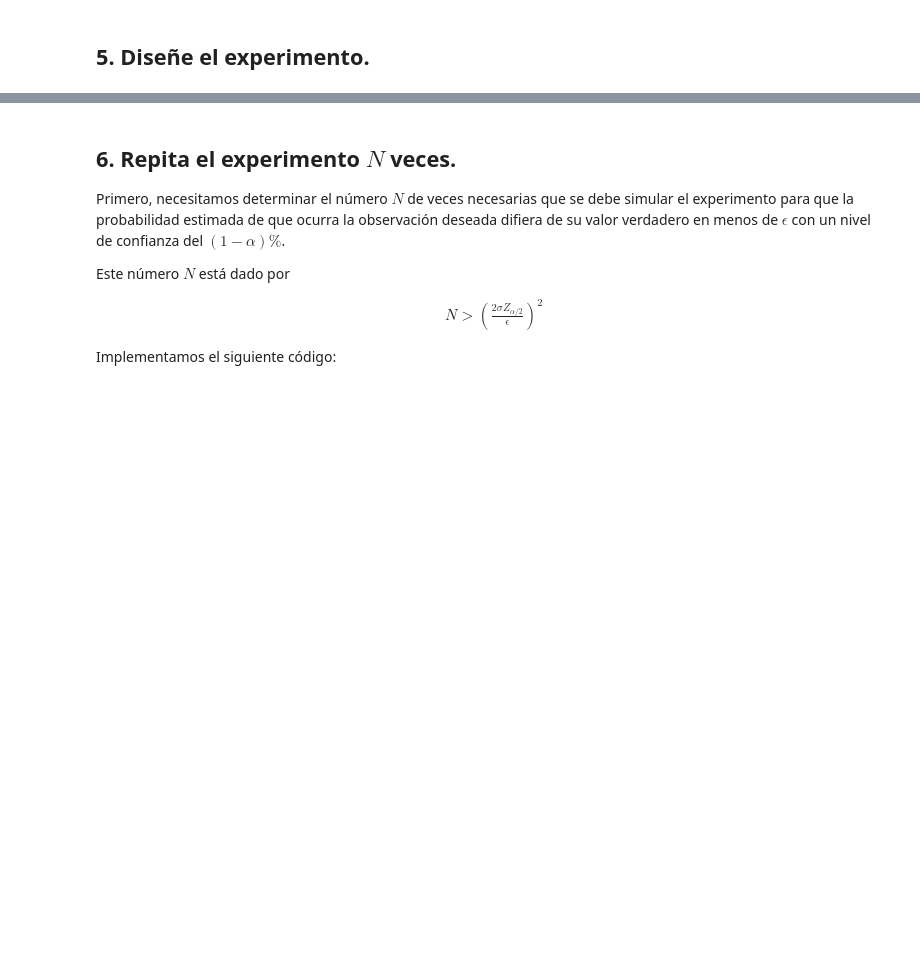
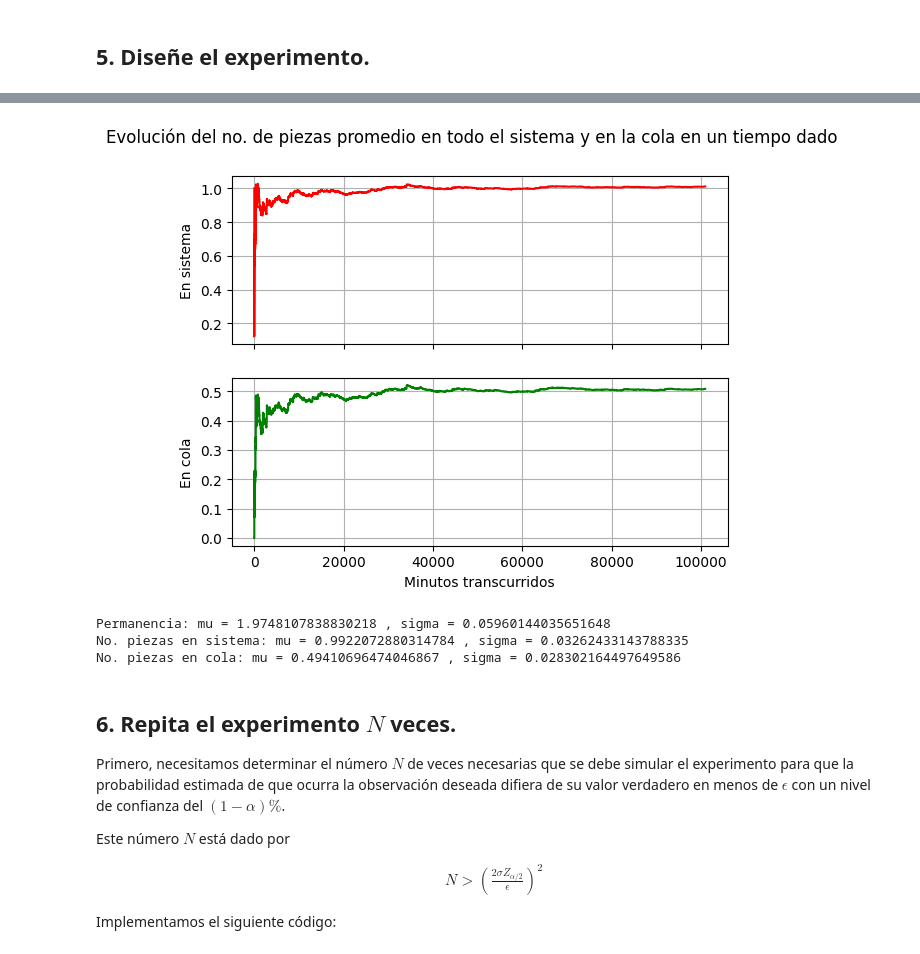
Before and after one commit to adrianriverar/Simulacion-II, a Jupyter notebook: Problema30_piezas.ipynb, the cells around one changed output, grey strips where cells are left out. Cells and saved outputs as stored; diff of their text form; code cells hidden in the pictures; blank space fills up the shorter version.

```diff
--- a/Problema30_piezas.ipynb
+++ b/Problema30_piezas.ipynb
@@ -59,21 +56,2 @@ observacion()
 # %% [markdown]
 ## **5. Diseñe el experimento.**
-# %%
-def experimento(n):                      # Función que calcula el tiempo de permanencia acumulada en el sistema de cada pieza. Al
-  t1,t2 = [],[]                          #final retorna una lista con la evolución del tiempo de permanencia promedio conforme se van
-  for i in range(n):                     #observando más piezas.
-    obs1,obs2 = observacion()
-    t1.append(obs1)                       # Lista con los tiempos de llegada de cada pieza con respecto a la anterior.
-    t2.append(obs2)                       # Lista con los tiempos que el operario tardó en ensamblar cada pieza.
-  evol_prom = []
-  sum_perma,acum = 0,0
-  for i in range(n-1):
-    sum_perma += t2[i] + acum             # Suma acumulada "sum_perma" de los tiempos de permanencia de cada pieza.
-    evol_prom.append(sum_perma/(i+1))     # Promedio del tiempo de permanencia de cada pieza conforme se observan más piezas.
-    if t2[i] + acum <= t1[i+1]:           # Condición que analiza el tiempo extra "acum" que se necesita para sacar una pieza del
-      acum = 0                            #sistema gracias a un retraso por parte del operario.
-    else:
-      acum += t2[i] - t1[i+1]
-  sum_perma += t2[i] + acum               # Suma del tiempo de permanencia de la última pieza.
-  evol_prom.append(sum_perma/(i+1))       # Tiempo de permanencia promedio en el sistema tomando en cuenta todas las piezas.
-  return evol_prom                        # Lista "evol_prom" con la evolución del tiempo de permanencia promedio.
@@ -96,0 +140,16 @@ mu = 2.000322326009784 , sigma = 0.04941884220809481
+# %%
+fig, axs = plt.subplots(2, sharex = True)
+fig.suptitle('Evolución del no. de piezas promedio en todo el sistema y en la cola en un tiempo dado')
+color = ['b', 'r', 'g']
+labely = ['En sistema', 'En cola']
+for i in range(2):
+  axs[i].plot(evol[i+1], color[i+1])
+  axs[i].set(xlabel = 'Minutos transcurridos', ylabel = labely[i])
+  axs[i].grid()
+
+for ax in axs.flat:
+    ax.label_outer()
+
+plt.show()
+# %% [output]
+[figure, added]
@@ -97,3 +158,11 @@ mu = 2.000322326009784 , sigma = 0.04941884220809481
+# %%
+print('Permanencia: mu =', np.mean(evol_perma), ', sigma =', np.std(evol_perma))
+print('No. piezas en sistema: mu =', np.mean(evol_n_sist), ', sigma =', np.std(evol_n_sist))
+print('No. piezas en cola: mu =', np.mean(evol_n_cola), ', sigma =', np.std(evol_n_cola))
+# %% [output]
+Permanencia: mu = 1.9748107838830218 , sigma = 0.05960144035651648
+No. piezas en sistema: mu = 0.9922072880314784 , sigma = 0.03262433143788335
+No. piezas en cola: mu = 0.49410696474046867 , sigma = 0.028302164497649586
 # %% [markdown]
 ## **6. Repita el experimento $N$ veces.**
 
```
Also changed, not shown: parts of 28 cells of this notebook.
